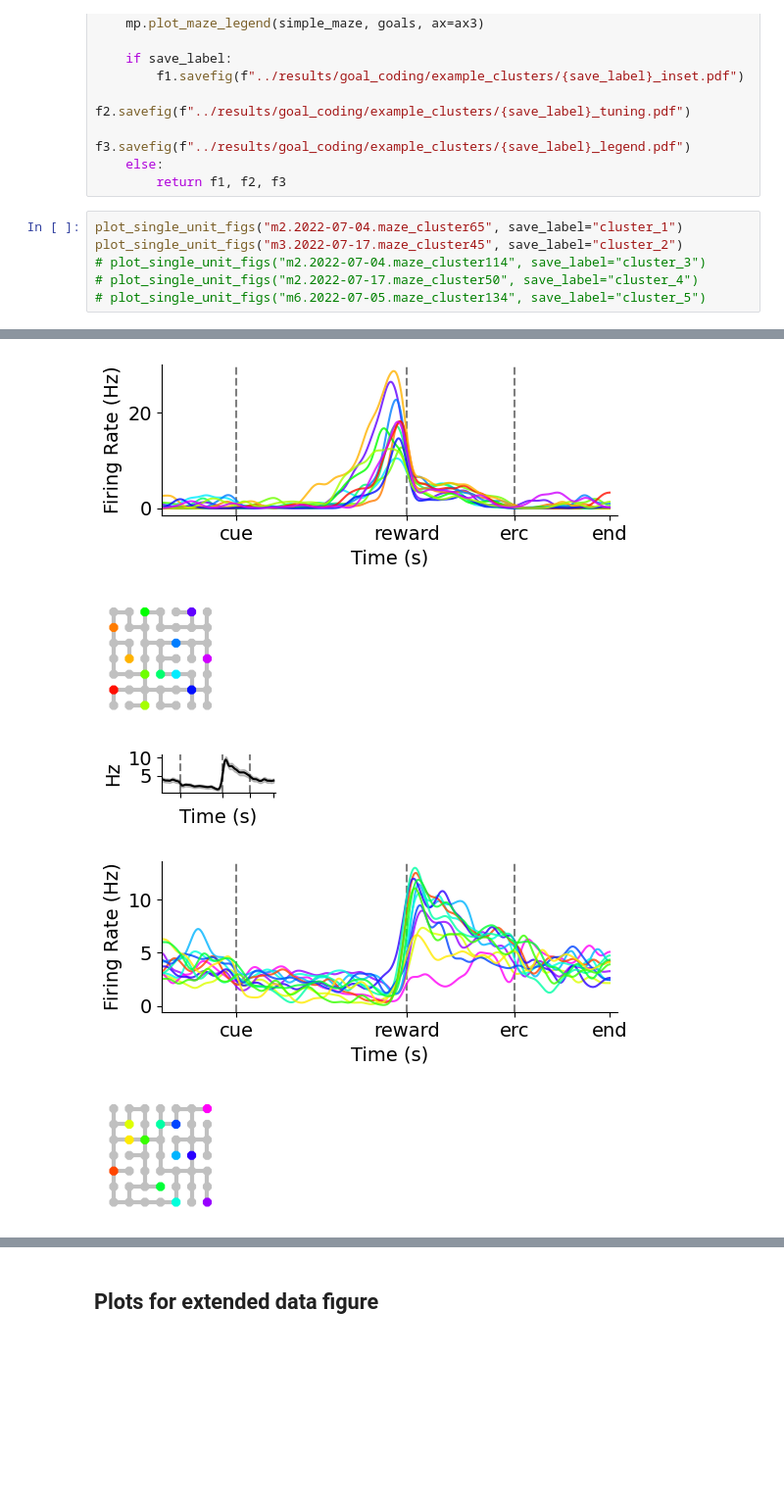
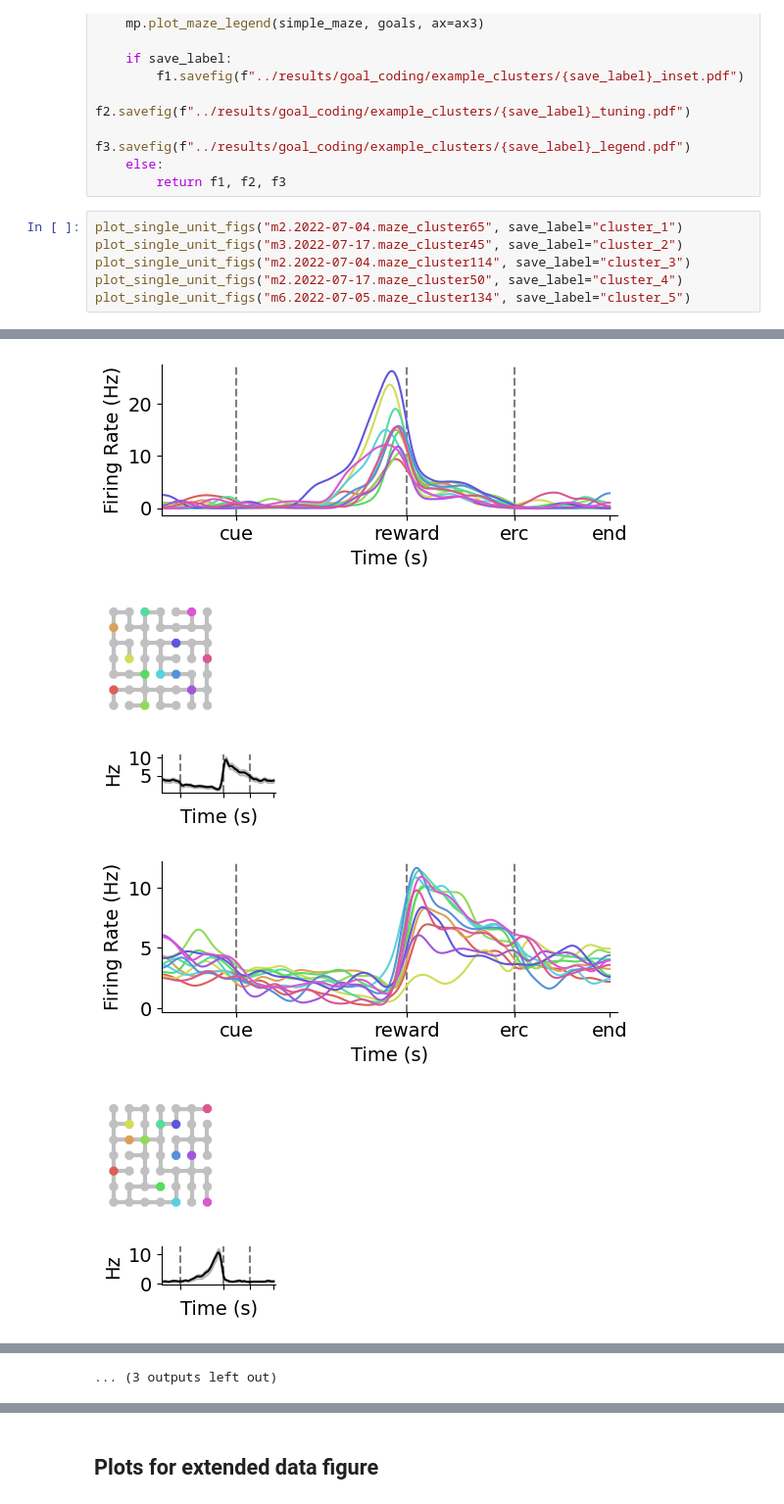
Before and after one commit to peterdoohan/GridMaze-mFC, a Jupyter notebook: Notebooks/goal_coding.ipynb, the cells around one changed output, grey strips where cells are left out. Shown at 98% size. Cells and saved outputs as stored; diff of their text form; blank space fills up the shorter version.

```diff
--- a/Notebooks/goal_coding.ipynb
+++ b/Notebooks/goal_coding.ipynb
@@ -68,13 +68,14 @@ def plot_single_unit_figs(cluster_unique_ID, save_label=False):
 # %%
 plot_single_unit_figs("m2.2022-07-04.maze_cluster65", save_label="cluster_1")
 plot_single_unit_figs("m3.2022-07-17.maze_cluster45", save_label="cluster_2")
-# plot_single_unit_figs("m2.2022-07-04.maze_cluster114", save_label="cluster_3")
-# plot_single_unit_figs("m2.2022-07-17.maze_cluster50", save_label="cluster_4")
-# plot_single_unit_figs("m6.2022-07-05.maze_cluster134", save_label="cluster_5")
+plot_single_unit_figs("m2.2022-07-04.maze_cluster114", save_label="cluster_3")
+plot_single_unit_figs("m2.2022-07-17.maze_cluster50", save_label="cluster_4")
+plot_single_unit_figs("m6.2022-07-05.maze_cluster134", save_label="cluster_5")
 # %% [output]
 [figure]
-[figure, old version]
+[figure, new version]
-[figure, old version]
+[figure, new version]
 [figure]
-[figure, old version]
+[figure, new version]
-[figure, old version]
+[figure, new version]
+[figure, added]
@@ -80,0 +87 @@ plot_single_unit_figs("m3.2022-07-17.maze_cluster45", save_label="cluster_2")
+... (3 outputs left out)
```
Also changed, not shown: parts of 5 cells of this notebook, 3 other files.
